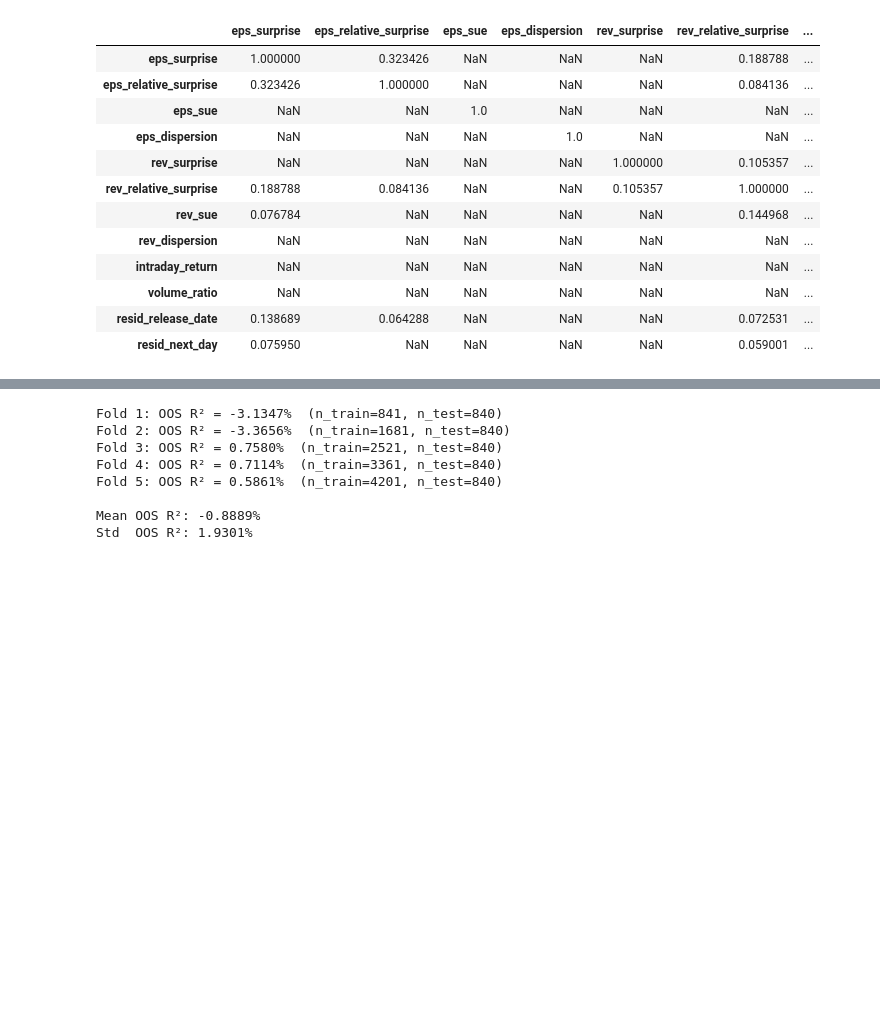
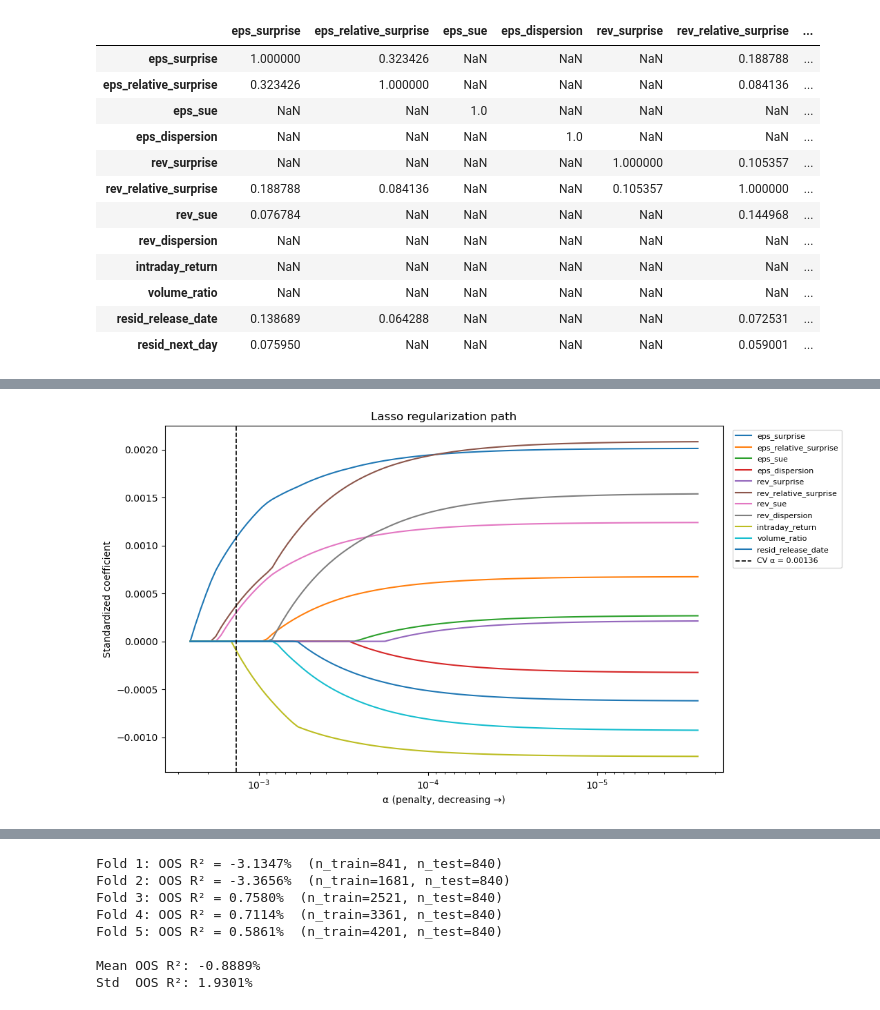
Before and after one commit to julienwax/Factor-Modeling, a Jupyter notebook: Statistical_model/analyst_analysis.ipynb, the cells around one changed output, grey strips where cells are left out. Saved outputs shown, nothing was run; the diff lists cells and outputs as text; code cells hidden in the pictures; blank space fills up the shorter version.

```diff
--- a/Statistical_model/analyst_analysis.ipynb
+++ b/Statistical_model/analyst_analysis.ipynb
@@ -272,3 +326,23 @@ Notes:
+# %%
+from sklearn.linear_model import lasso_path
+
+alphas, coefs_path, _ = lasso_path(X_l_train_sc, y_l_train, max_iter=10000)
+
+fig, ax = plt.subplots(figsize=(11, 6))
+for i, feat in enumerate(lasso_features):
+    ax.plot(alphas, coefs_path[i], label=feat)
+
+ax.axvline(lasso.alpha_, color="black", linestyle="--", linewidth=1.2, label=f"CV α = {lasso.alpha_:.5f}")
+ax.invert_xaxis()  # high penalty (all-zero) on left → low penalty (all-in) on right
+ax.set_xscale("log")
+ax.set_xlabel("α (penalty, decreasing →)")
+ax.set_ylabel("Standardized coefficient")
+ax.set_title("Lasso regularization path")
+ax.legend(fontsize=8, bbox_to_anchor=(1.01, 1), loc="upper left")
+plt.tight_layout()
+plt.show()
+# %% [output]
+[figure, added]
 # %%
 oos_rss = np.mean((y_test - ols.predict(X_test))**2)
 oos_r_squared = 1 - oos_rss/np.var(y_test)
```
Also changed, not shown: parts of 6 cells of this notebook, 1 other file.
